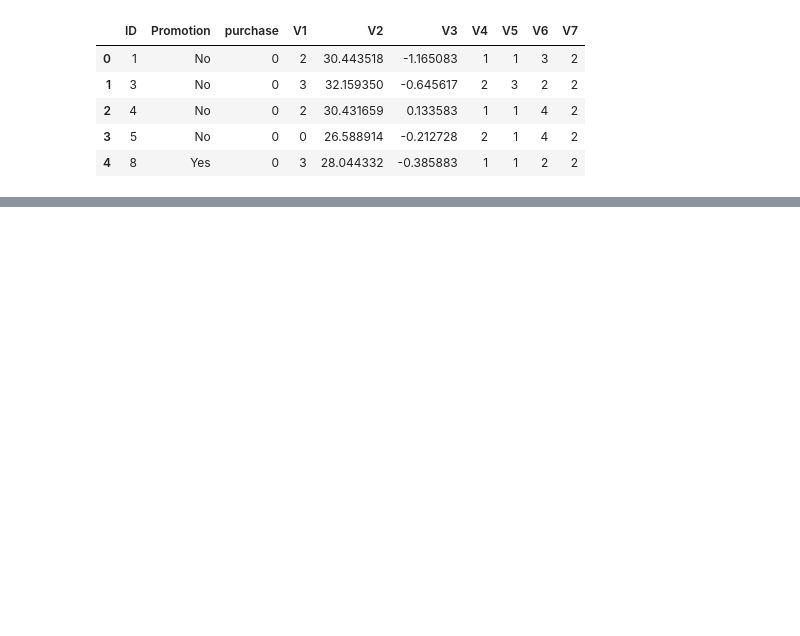
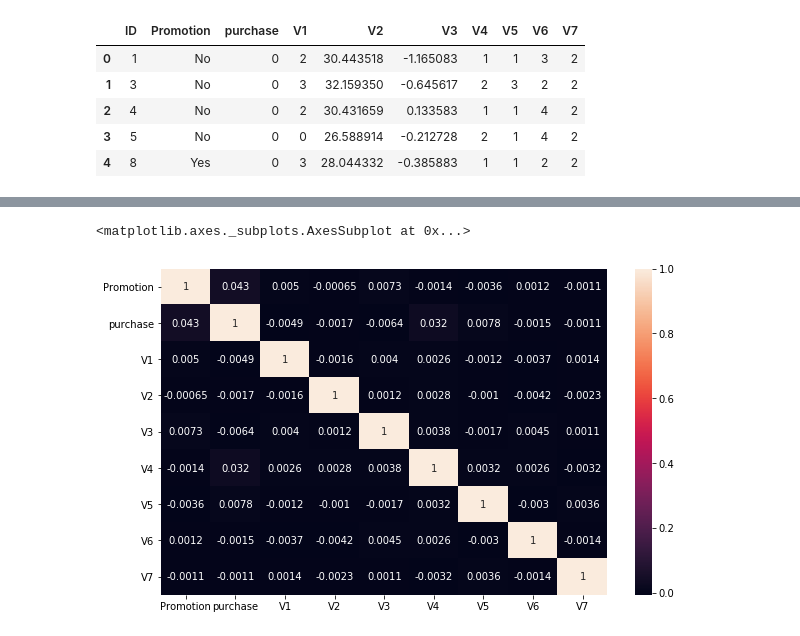
Before and after one commit to marcelokscunha/projects, a Jupyter notebook: starbucks-ad-analysis/Starbucks.ipynb, the cells around one changed output, grey strips where cells are left out. Saved outputs shown, nothing was run; the diff lists cells and outputs as text; code cells hidden in the pictures; blank space fills up the shorter version.

Commit message:
Add data analysis

```diff
--- a/starbucks-ad-analysis/Starbucks.ipynb
+++ b/starbucks-ad-analysis/Starbucks.ipynb
@@ -75,0 +95,2 @@ train_data.head()
+# %%
+train_data['Promotion'] = train_data['Promotion'].map({'No':0, 'Yes':1})
@@ -75,0 +109,6 @@ train_data.head()
+# %%
+fig, ax = plt.subplots(figsize=(10,6))
+sns.heatmap(train_data.iloc[:,1:].corr(), annot=True)
+# %% [output]
+<matplotlib.axes._subplots.AxesSubplot at 0x...>
+[figure, added]
```
Also changed, not shown: parts of 12 cells of this notebook, 3 other files.
